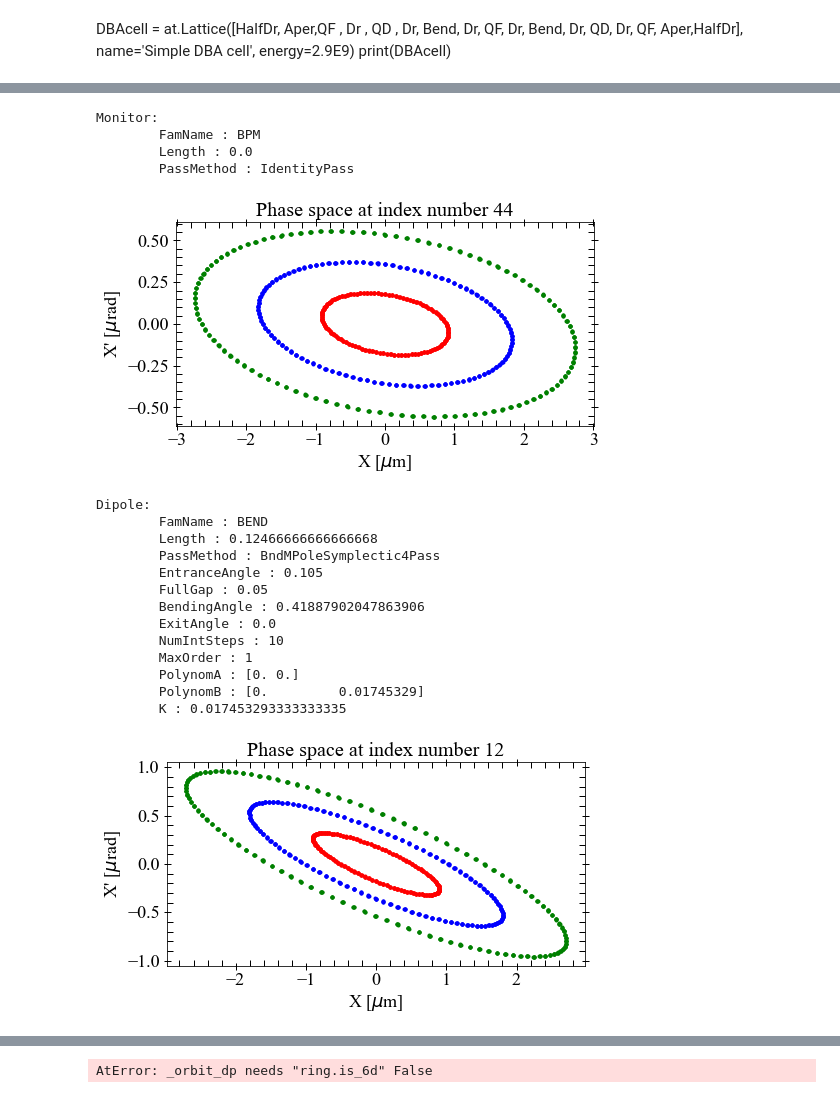
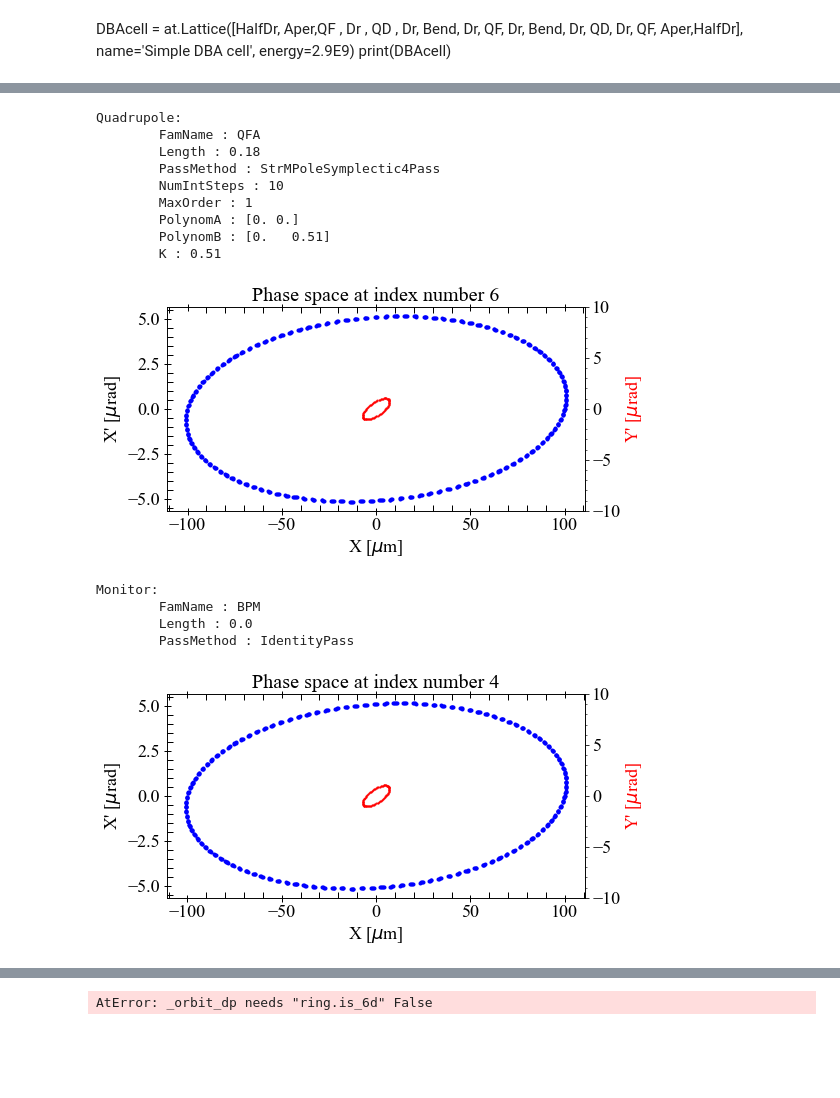
Before and after one commit to yysigari/at, a Jupyter notebook: CLS_collab/CLS_DBA.ipynb, the cells around one changed output, grey strips where cells are left out. Cells and saved outputs as stored; diff of their text form; code cells hidden in the pictures; blank space fills up the shorter version.

```diff
--- a/CLS_collab/CLS_DBA.ipynb
+++ b/CLS_collab/CLS_DBA.ipynb
@@ -120,64 +198,23 @@ SR.insert(0, CAV)
-# %%
-
-def lat_pas(nturns, ref, save = False):
-    plt.rcParams["figure.figsize"] = [2*3.75, 3.75]
-    plt.rcParams['xtick.major.size'] = 5
-    plt.rcParams['xtick.labelsize'] = 18
-    plt.rcParams['ytick.labelsize'] = 18
-    plt.rcParams['xtick.top'] = True
-    plt.rcParams['ytick.right'] = True
-    plt.rcParams['axes.titlesize'] = 20
-    plt.rcParams['legend.loc'] ='upper right'
-    font = {'family':'Times New Roman',
-       'weight' : 'normal',
-       'size' : 18 }
-    plt.rc('font',**font)
-    plt.rcParams['lines.linewidth'] = 2
-    Z01 = np.array([1e-6, 0, 0, 0, 0, 0])
-    Z02 = np.array([2.0e-6, 0, 0, 0, 0, 0])
-    Z03 = np.array([3e-6, 0, 0, 0, 0, 0])
-    Z1=at.lattice_pass(SR, Z01, nturns, refpts=ref)
-    Z2=at.lattice_pass(SR, Z02, nturns, refpts=ref)
-    Z3=at.lattice_pass(SR, Z03, nturns, refpts=ref)
-    plt.figure()
-    plt.plot(Z1[0, 0, 0, :]*1e6, Z1[1, 0, 0, :]*1e6,'r.')
-    plt.plot(Z2[0, 0, 0, :]*1e6, Z2[1, 0, 0, :]*1e6,'b.')
-    plt.plot(Z3[0, 0, 0, :]*1e6, Z3[1, 0, 0, :]*1e6,'g.')
-    plt.title("Phase space at index number %g" %ref)
-    plt.minorticks_on()
-    plt.tick_params(axis='both',which='minor',width=1, length=6, top='True', right='True', direction='in')
-    plt.tick_params(which='both', width=1)
-    plt.tick_params(which='major', length=7, top='True', right='True', direction='inout')
-    plt.tick_params(axis='both',which='minor',width=1, length=6, top='True', right='True', direction='in')
-# Create the contour plot
-    plt.ylabel("X' [$\mu$rad]")
-    plt.xlabel("X [$\mu$m]")
-    print(SR[ref])
-    if save == True:
-        plt.savefig('PhaseSpace_%g'%ref+'.png', dpi = 600,bbox_inches=None, pad_inches=0.5)
-    plt.show()
+# %%
+lat_pas(SR, 500, 6, False)
+# %% [output]
+Quadrupole:
+        FamName : QFA
+        Length : 0.18
+        PassMethod : StrMPoleSymplectic4Pass
+        NumIntSteps : 10
+        MaxOrder : 1
+        PolynomA : [0. 0.]
+        PolynomB : [0.   0.51]
+        K : 0.51
+[figure, added]
 # %%
 nturns=500
-ref = 44
-lat_pas(nturns, ref)
-lat_pas(nturns, 12, False)
+ref = 6
+lat_pas(SR, nturns, 4, False)
 # %% [output]
 Monitor:
         FamName : BPM
         Length : 0.0
         PassMethod : IdentityPass
-[figure, old version]
+[figure, new version]
-Dipole:
-        FamName : BEND
-        Length : 0.12466666666666668
-        PassMethod : BndMPoleSymplectic4Pass
-        EntranceAngle : 0.105
-        FullGap : 0.05
-        BendingAngle : 0.41887902047863906
-        ExitAngle : 0.0
-        NumIntSteps : 10
-        MaxOrder : 1
-        PolynomA : [0. 0.]
-        PolynomB : [0.         0.01745329]
-        K : 0.017453293333333335
-[figure, removed]
```
Also changed, not shown: parts of 56 cells of this notebook, 1 other file.
